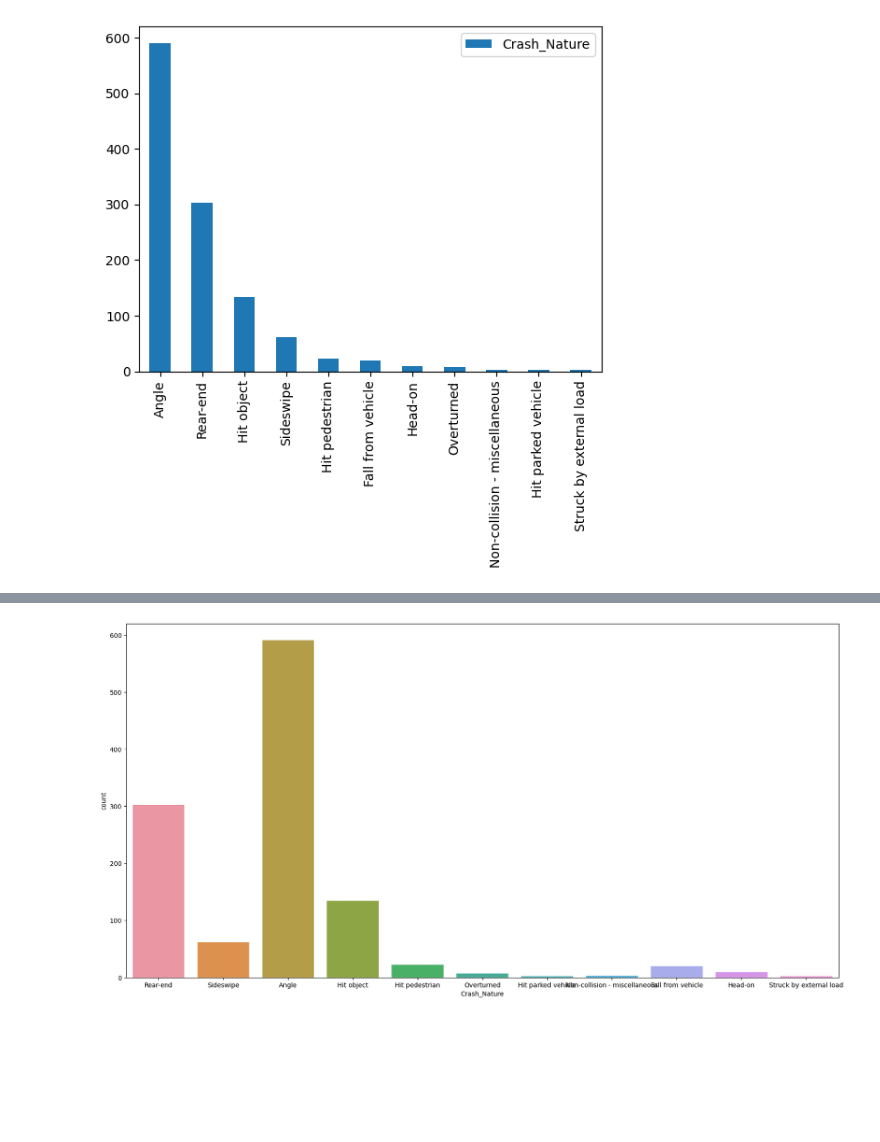
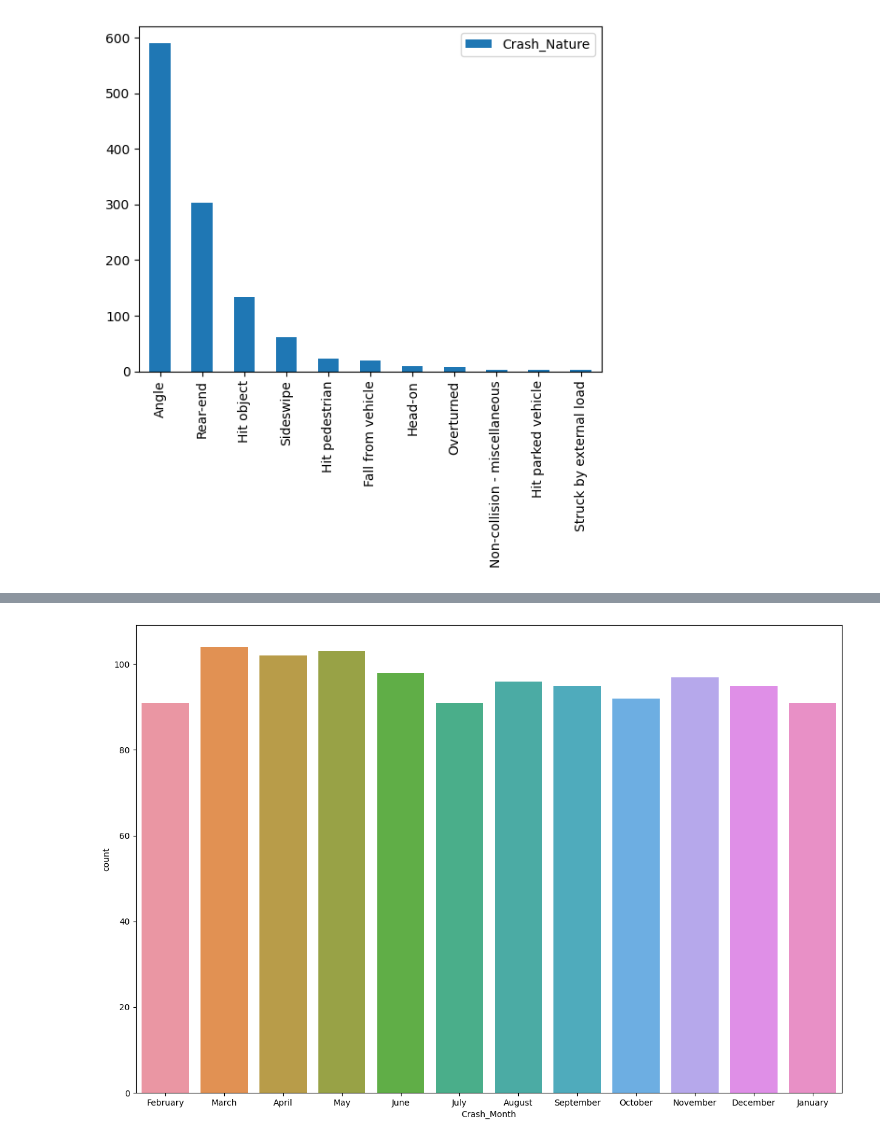
Before and after one commit to feelsmandata/feelsmandata, a Jupyter notebook: Crash_Data.ipynb, the cells around one changed output, grey strips where cells are left out. Saved outputs shown, nothing was run; the diff lists cells and outputs as text; code cells hidden in the pictures; blank space fills up the shorter version.

```diff
--- a/Crash_Data.ipynb
+++ b/Crash_Data.ipynb
@@ -138,0 +156,3 @@ CN.plot(kind = 'bar', legend = True)
+# %%
+c_month = df.groupby('Crash_Month').count()['Crash_Nature'].reset_index()
+c_month.sort_values(['Crash_Month'])
@@ -139,6 +173,6 @@ CN.plot(kind = 'bar', legend = True)
 # %%
-plt.figure(figsize = (20,10))
-sns.countplot(x = df['Crash_Nature'] , data = df['Crash_Nature'])
+plt.figure(figsize= (15,10))
+sns.countplot( x = df['Crash_Month'] , data = c_month)
 plt.show()
 # %% [output]
-[figure, old version]
+[figure, new version]
```
Also changed, not shown: parts of 3 cells of this notebook.
